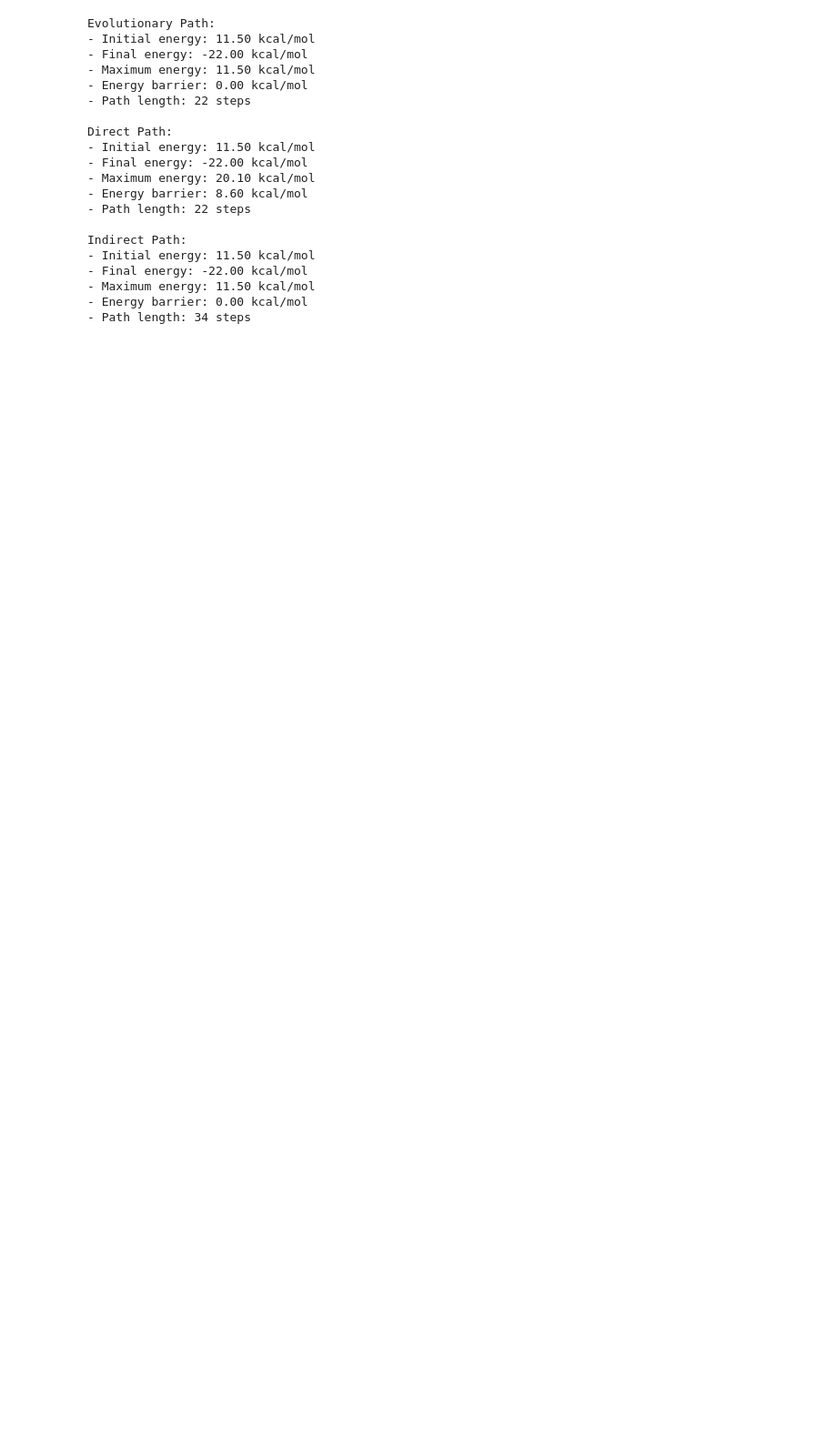
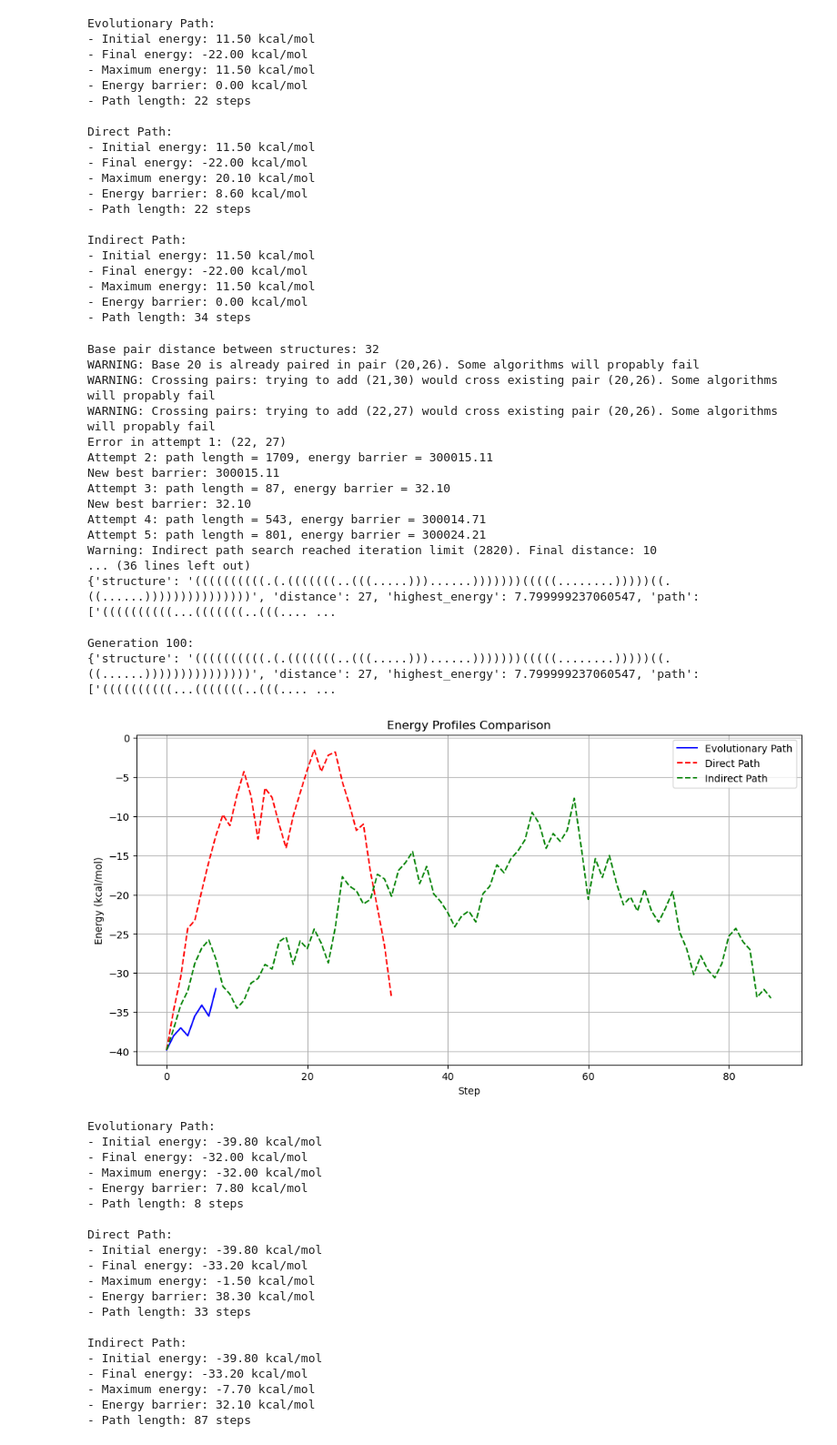
Before and after one commit to lusxvr/rna_energy_barriers, a Jupyter notebook: comparisons.ipynb, the cells around one changed output. Shown at 91% size. Saved outputs shown, nothing was run; the diff lists cells and outputs as text; code cells hidden in the pictures; blank space fills up the shorter version.

Commit message:
good plot with new med_seq

```diff
--- a/comparisons.ipynb
+++ b/comparisons.ipynb
@@ -124,3 +124,65 @@ Indirect Path:
 - Maximum energy: 11.50 kcal/mol
 - Energy barrier: 0.00 kcal/mol
 - Path length: 34 steps
+# %%
+# Long Example
+seq = ex.MED_SEQ
+start_struct = ex.MED_START_STRUCT
+end_struct = ex.MED_END_STRUCT
+
+start_structure = rs.RNAStructure(seq, structure=start_struct)
+end_structure = rs.RNAStructure(seq, structure=end_struct)
+
+# Get direct path
+direct_path = pf.find_direct_path(start_structure, end_structure)
+direct_path = [struct.to_dotbracket() for struct in direct_path]
+
+# Get indirect path
+indirect_path = pf.find_best_indirect_path(start_structure, end_structure)
+indirect_path = [struct.to_dotbracket() for struct in indirect_path]
+
+# Get evolutionary path
+best, steps = ev.best_folding(seq, start_struct, end_struct, N=200, max_steps=100)
+evolutionary_path = best['path']
+
+# Plot the comparison
+plot_energy_profiles(seq, evolutionary_path, direct_path, indirect_path)
+# %% [output]
+Base pair distance between structures: 32
+WARNING: Base 20 is already paired in pair (20,26). Some algorithms will propably fail
+WARNING: Crossing pairs: trying to add (21,30) would cross existing pair (20,26). Some algorithms will propably fail
+WARNING: Crossing pairs: trying to add (22,27) would cross existing pair (20,26). Some algorithms will propably fail
+Error in attempt 1: (22, 27)
+Attempt 2: path length = 1709, energy barrier = 300015.11
+New best barrier: 300015.11
+Attempt 3: path length = 87, energy barrier = 32.10
+New best barrier: 32.10
+Attempt 4: path length = 543, energy barrier = 300014.71
+Attempt 5: path length = 801, energy barrier = 300024.21
+Warning: Indirect path search reached iteration limit (2820). Final distance: 10
+... (36 lines left out)
+{'structure': '((((((((((.(.(((((((..(((.....)))......)))))))(((((........)))))((.((......)))))))))))))))', 'distance': 27, 'highest_energy': 7.799999237060547, 'path': ['((((((((((...(((((((..(((.... ...
+
+Generation 100:
+{'structure': '((((((((((.(.(((((((..(((.....)))......)))))))(((((........)))))((.((......)))))))))))))))', 'distance': 27, 'highest_energy': 7.799999237060547, 'path': ['((((((((((...(((((((..(((.... ...
+[figure, added]
+Evolutionary Path:
+- Initial energy: -39.80 kcal/mol
+- Final energy: -32.00 kcal/mol
+- Maximum energy: -32.00 kcal/mol
+- Energy barrier: 7.80 kcal/mol
+- Path length: 8 steps
+
+Direct Path:
+- Initial energy: -39.80 kcal/mol
+- Final energy: -33.20 kcal/mol
+- Maximum energy: -1.50 kcal/mol
+- Energy barrier: 38.30 kcal/mol
+- Path length: 33 steps
+
+Indirect Path:
+- Initial energy: -39.80 kcal/mol
+- Final energy: -33.20 kcal/mol
+- Maximum energy: -7.70 kcal/mol
+- Energy barrier: 32.10 kcal/mol
+- Path length: 87 steps
```
Also changed, not shown: 3 other files.
